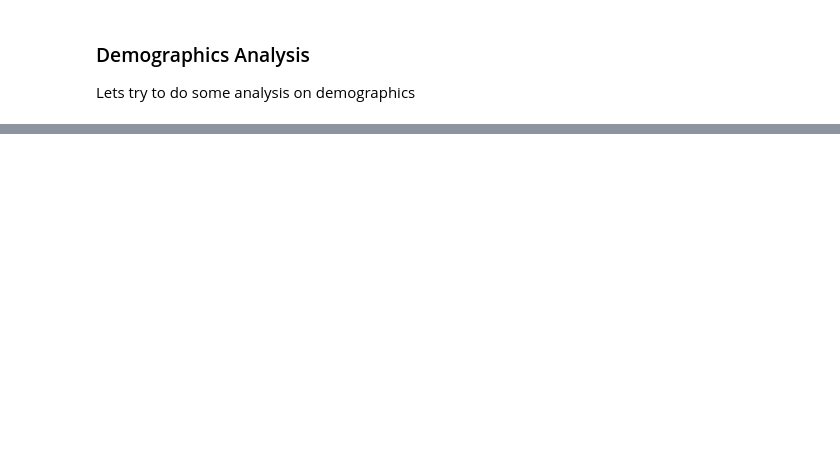
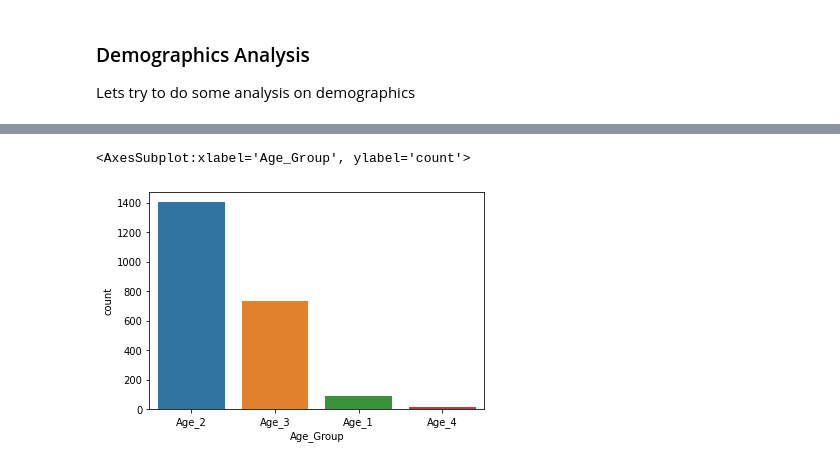
Before and after one commit to AmarKothare/HV_Retail_sales, a Jupyter notebook: EDA.ipynb, the cells around one changed output, grey strips where cells are left out. Cells and saved outputs as stored; diff of their text form; code cells hidden in the pictures; blank space fills up the shorter version.

```diff
--- a/EDA.ipynb
+++ b/EDA.ipynb
@@ -326,0 +357,7 @@ plt.show()
+# %%
+## Lets create a new column age to know the age of the customers
+
+# Get the current year
+current_year = pd.Timestamp.now().year
+
+data["age"]=current_year-data["Year_Birth"]
@@ -326,0 +383,13 @@ plt.show()
+# %%
+# create labels and bins
+
+labels=["Age_1","Age_2","Age_3","Age_4"]
+bins=[26,36,61,81,float('inf')]
+
+#create new column age_group
+data["Age_Group"]=pd.cut(data["age"],bins=bins,labels=labels,right=False)
+# %%
+sns.countplot(x="Age_Group",data=data,order=data["Age_Group"].value_counts().index)
+# %% [output]
+<AxesSubplot:xlabel='Age_Group', ylabel='count'>
+[figure, added]
```
Also changed, not shown: parts of 12 cells of this notebook, 4 other files.
